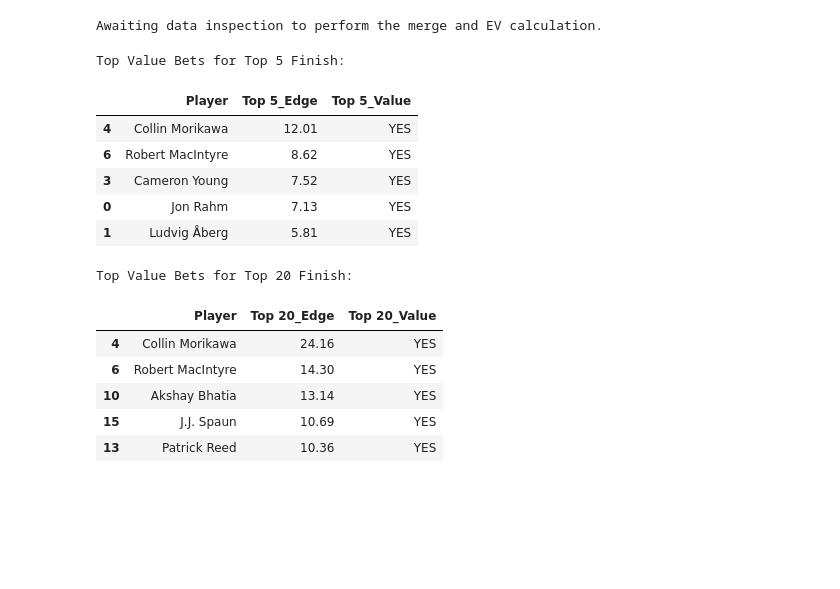
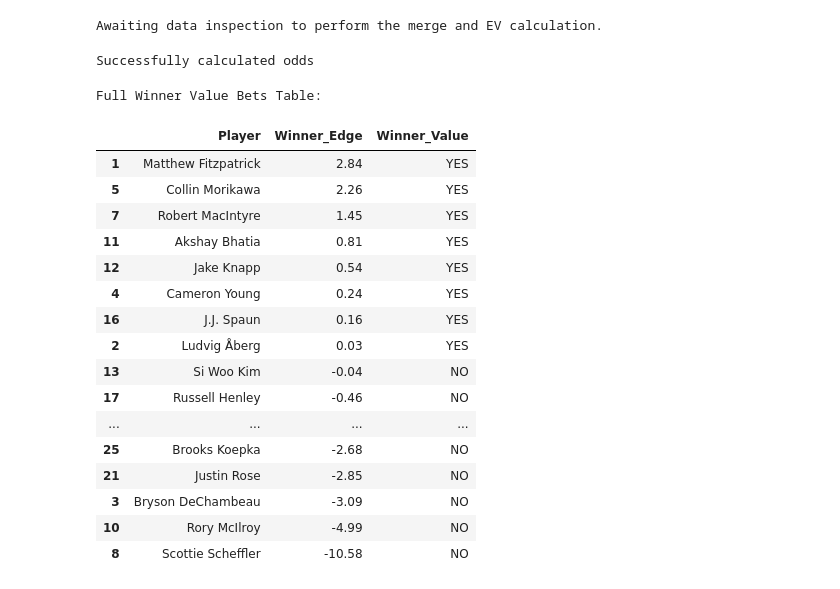
Before and after one commit to nmatthews5/GithubAction, a Jupyter notebook: Masters.ipynb, the cells around one changed output. Saved outputs shown, nothing was run; the diff lists cells and outputs as text; code cells hidden in the pictures; blank space fills up the shorter version.

```diff
--- a/Masters.ipynb
+++ b/Masters.ipynb
@@ -52,25 +52,30 @@ import unicodedata
 def normalize_name(name):
     """Remove accents and lowercase for better matching."""
     if not isinstance(name, str): return name
-    name = unicodedata.normalize('NFD', name).encode('ascii', 'ignore').decode('utf-8')
+    # Normalize unicode characters (like ø to o)
+    name = unicodedata.normalize('NFKD', name).encode('ascii', 'ignore').decode('utf-8')
     return name.strip().lower()
 
 # 1. Normalize Player names
 perf_df['Player_norm'] = perf_df['Player'].apply(normalize_name)
 odds_df['Player_norm'] = odds_df['Player'].apply(normalize_name)
 
+# Manual Overrides for known name variations
+name_map = {
+    'matthew fitzpatrick': 'matt fitzpatrick',
+    'nicolai hojgaard': 'nicolai hjgaard' # Matching the current odd string to perf string
+}
+odds_df['Player_norm'] = odds_df['Player_norm'].replace(name_map)
+
 # 2. Merge dataframes
 merged_df = pd.merge(perf_df, odds_df, on='Player_norm', suffixes=('_perf', '_odds'))
 
-# 3. Define all categories including Top 30 and Top 40
-# Note: Assuming perf_df has these columns. If not, we will calculate what is available.
+# 3. Define all categories
 categories = {
     'Winner': 'Win %',
     'Top 5': 'Top 5 %',
     'Top 10': 'Top 10 %',
-    'Top 20': 'Top 20 %',
-    'Top 30': 'Top 30 %',
-    'Top 40': 'Top 40 %'
+    'Top 20': 'Top 20 %'
 }
 
 results = []
@@ -87,24 +92,30 @@ for _, row in merged_df.iterrows():
 
 value_df = pd.DataFrame(results)
 
-# Display summary for Top 5 and Top 20 as requested
-print("Top Value Bets for Top 5 Finish:")
-display(value_df[['Player', 'Top 5_Edge', 'Top 5_Value']].sort_values(by='Top 5_Edge', ascending=False).head(5))
-
-print("\nTop Value Bets for Top 20 Finish:")
-display(value_df[['Player', 'Top 20_Edge', 'Top 20_Value']].sort_values(by='Top 20_Edge', ascending=False).head(5))
+print(f"Successfully calculated odds")
 # %% [output]
-Top Value Bets for Top 5 Finish:
+Successfully calculated odds
-|  | Player | Top 5_Edge | Top 5_Value |
-| 4 | Collin Morikawa | 12.01 | YES |
-| 6 | Robert MacIntyre | 8.62 | YES |
-| 3 | Cameron Young | 7.52 | YES |
-| 0 | Jon Rahm | 7.13 | YES |
-| 1 | Ludvig Åberg | 5.81 | YES |
-Top Value Bets for Top 20 Finish:
-|  | Player | Top 20_Edge | Top 20_Value |
-| 4 | Collin Morikawa | 24.16 | YES |
-| 6 | Robert MacIntyre | 14.30 | YES |
-| 10 | Akshay Bhatia | 13.14 | YES |
-| 15 | J.J. Spaun | 10.69 | YES |
-| 13 | Patrick Reed | 10.36 | YES |
+# %%
+print("Full Winner Value Bets Table:")
+# Displaying the Player, Win Edge, and the Value decision
+winner_value_df = value_df[['Player', 'Winner_Edge', 'Winner_Value']].sort_values(by='Winner_Edge', ascending=False)
+display(winner_value_df)
+# %% [output]
+Full Winner Value Bets Table:
+|  | Player | Winner_Edge | Winner_Value |
+| 1 | Matthew Fitzpatrick | 2.84 | YES |
+| 5 | Collin Morikawa | 2.26 | YES |
+| 7 | Robert MacIntyre | 1.45 | YES |
+| 11 | Akshay Bhatia | 0.81 | YES |
+| 12 | Jake Knapp | 0.54 | YES |
+| 4 | Cameron Young | 0.24 | YES |
+| 16 | J.J. Spaun | 0.16 | YES |
+| 2 | Ludvig Åberg | 0.03 | YES |
+| 13 | Si Woo Kim | -0.04 | NO |
+| 17 | Russell Henley | -0.46 | NO |
+| ... | ... | ... | ... |
+| 25 | Brooks Koepka | -2.68 | NO |
+| 21 | Justin Rose | -2.85 | NO |
+| 3 | Bryson DeChambeau | -3.09 | NO |
+| 10 | Rory McIlroy | -4.99 | NO |
+| 8 | Scottie Scheffler | -10.58 | NO |
```
Also changed, not shown: parts of 4 cells of this notebook.
